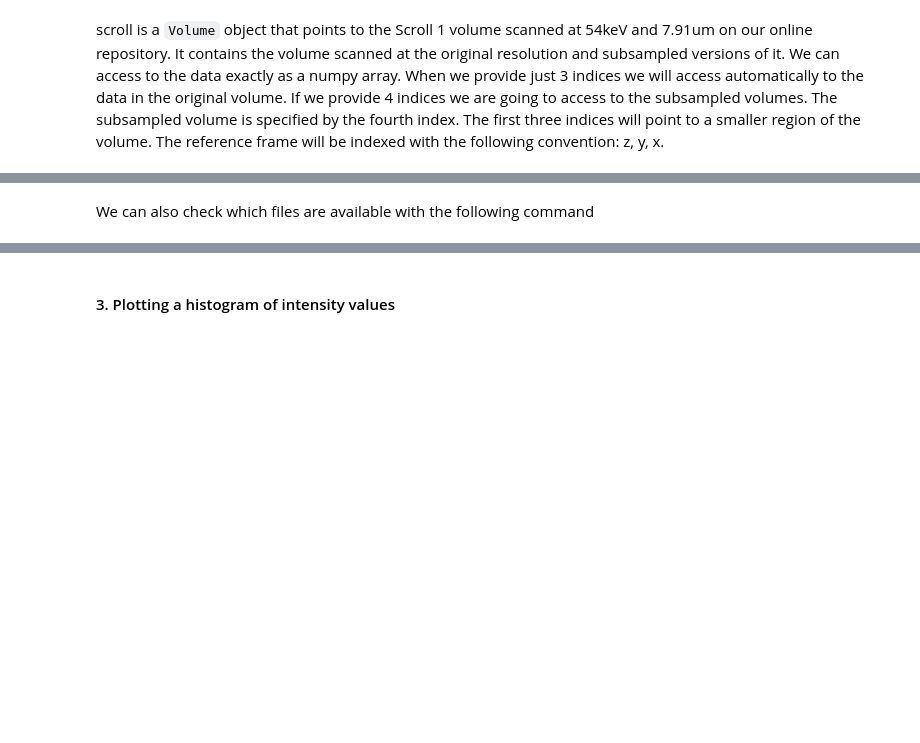
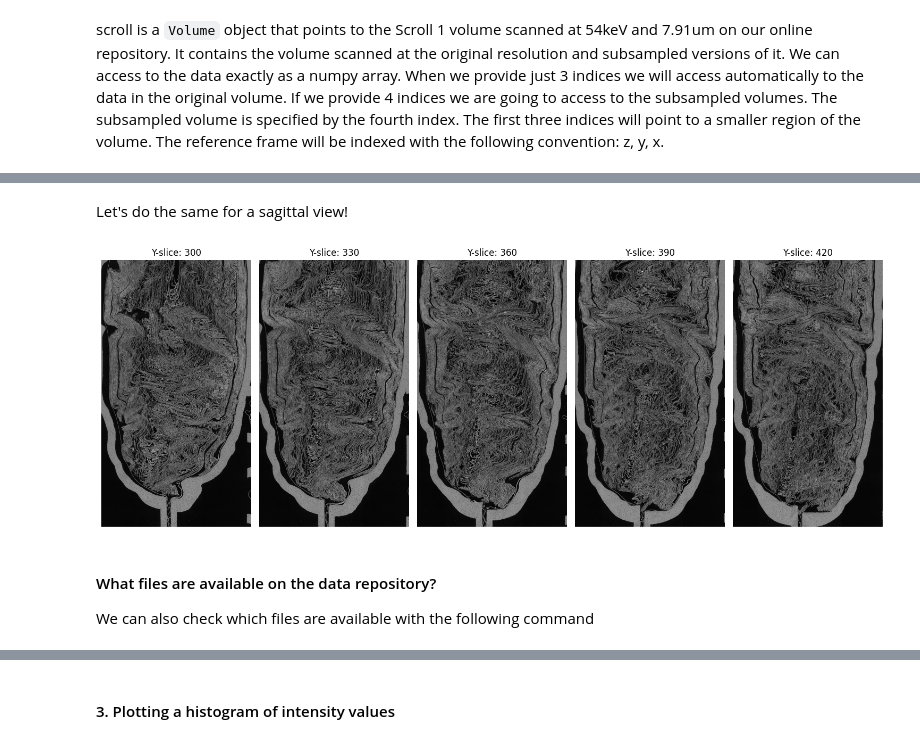
Before and after one commit to ScrollPrize/vesuvius, a Jupyter notebook: notebooks/example1_data_access.ipynb, the cells around one changed output, grey strips where cells are left out. Cells and saved outputs as stored; diff of their text form; code cells hidden in the pictures; blank space fills up the shorter version.

```diff
--- a/notebooks/example1_data_access.ipynb
+++ b/notebooks/example1_data_access.ipynb
@@ -54,4 +89,26 @@ plt.imshow(scroll[1000,:,:,3])
+# %% [markdown]
+Let's do the same for a sagittal view!
+# %%
+# Plot each slice side by side
+# Create a figure with subplots
+fig, axes = plt.subplots(1, num_slices, figsize=(15, 10))
+
+slice_index = 300
+for i in range(num_slices):
+    current_slice = slice_index + 30*i
+    axes[i].imshow(scroll[:, current_slice, :, 3], cmap='gray')
+    axes[i].set_title(f'Y-slice: {current_slice}')
+    axes[i].axis('off')  # Hide axes
+
+# Adjust layout to avoid overlap
+plt.tight_layout()
+
+# Display the plot
+plt.show()
+# %% [output]
+[figure, added]
 # %% [markdown]
+#### What files are available on the data repository?
 We can also check which files are available with the following command
 # %%
 file_dict = vesuvius.list_files()
```
Also changed, not shown: parts of 18 cells of this notebook.
